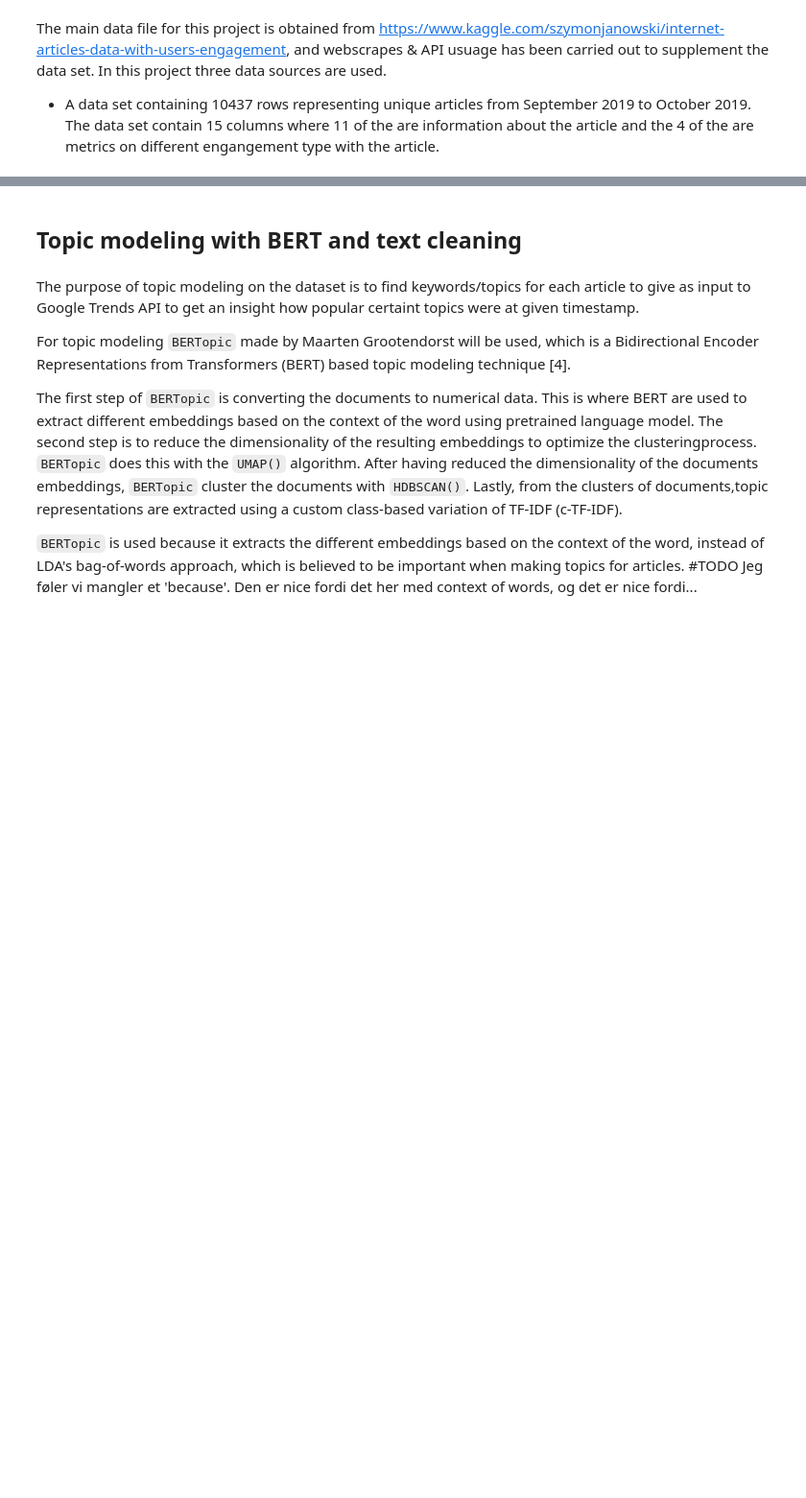
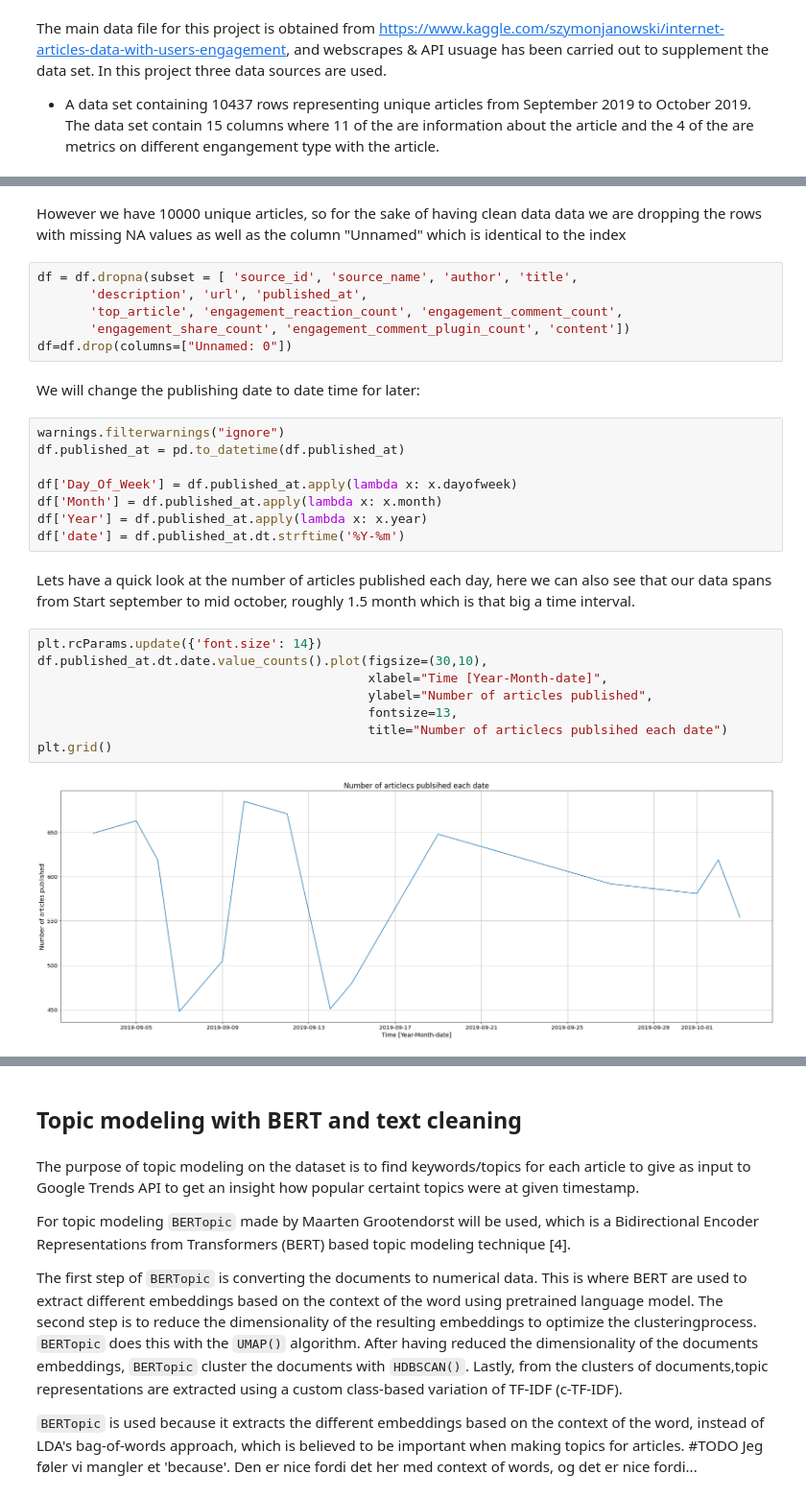
Before and after one commit to illumlol/ABA_2022, a Jupyter notebook: Final_notebook.ipynb, the cells around one changed output, grey strips where cells are left out. Shown at 96% size. Drawn from its saved outputs; the diff is of its cells as text; blank space fills up the shorter version.

```diff
--- a/Final_notebook.ipynb
+++ b/Final_notebook.ipynb
@@ -96,0 +161,30 @@ df['date'] = df.date.str.rsplit('-', 1, expand=True)[0]
+# %% [markdown]
+However we have 10000 unique articles, so for the sake of having clean data data we are dropping the rows with missing NA values as well as the column "Unnamed" which is identical to the index
+# %%
+df = df.dropna(subset = [ 'source_id', 'source_name', 'author', 'title',
+       'description', 'url', 'published_at',
+       'top_article', 'engagement_reaction_count', 'engagement_comment_count',
+       'engagement_share_count', 'engagement_comment_plugin_count', 'content'])
+df=df.drop(columns=["Unnamed: 0"])
+# %% [markdown]
+We will change the publishing date to date time for later:
+# %%
+warnings.filterwarnings("ignore")
+df.published_at = pd.to_datetime(df.published_at)
+
+df['Day_Of_Week'] = df.published_at.apply(lambda x: x.dayofweek)
+df['Month'] = df.published_at.apply(lambda x: x.month)
+df['Year'] = df.published_at.apply(lambda x: x.year)
+df['date'] = df.published_at.dt.strftime('%Y-%m')
+# %% [markdown]
+Lets have a quick look at the number of articles published each day, here we can also see that our data spans from Start september to mid october, roughly 1.5 month which is that big a time interval.
+# %%
+plt.rcParams.update({'font.size': 14})
+df.published_at.dt.date.value_counts().plot(figsize=(30,10),
+                                            xlabel="Time [Year-Month-date]",
+                                            ylabel="Number of articles published",
+                                            fontsize=13,
+                                            title="Number of articlecs publsihed each date")
+plt.grid()
+# %% [output]
+[figure, added]
```
Also changed, not shown: parts of 41 cells of this notebook.
